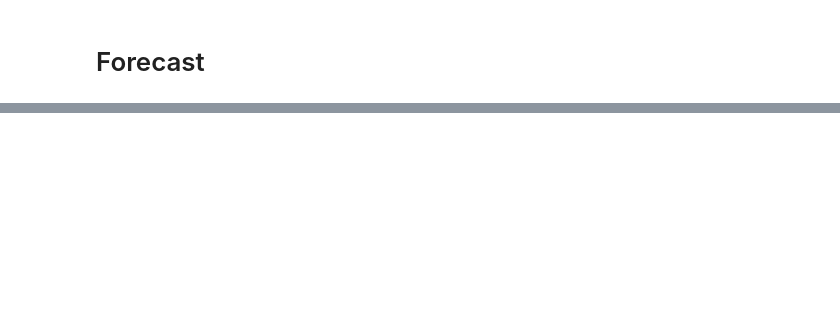
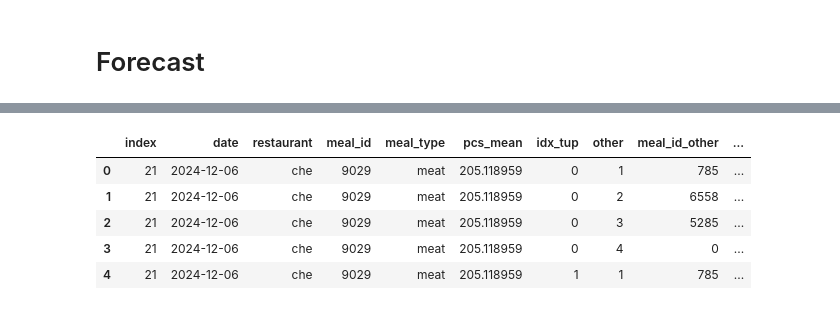
Before and after one commit to Food-Waste-Optimization/Food-Waste-Optimization, a Jupyter notebook: notebooks/phase_4/2_foreacast_pieces_per_dish/3_predict.ipynb, the cells around one changed output, grey strips where cells are left out. Drawn from its saved outputs; the diff is of its cells as text; code cells hidden in the pictures; blank space fills up the shorter version.

```diff
--- a/notebooks/phase_4/2_foreacast_pieces_per_dish/3_predict.ipynb
+++ b/notebooks/phase_4/2_foreacast_pieces_per_dish/3_predict.ipynb
@@ -201,0 +72,3 @@ X.head()
+# %%
+feat = meals.merge(dim_meals, left_on='meal_id', right_on='id', how='left').copy().drop(columns='id')
+feat.head()
@@ -201,0 +82,10 @@ X.head()
+# %%
+meal_ids = (
+    meals
+    .groupby(['index', 'date', 'restaurant'])['meal_id']
+    .apply(lambda x: list(x))
+    .reset_index()
+    .rename(columns={'meal_id': 'meal_ids'})
+)
+feat = feat.merge(meal_ids, on=['index', 'date', 'restaurant'], how='left')
+feat.head()
@@ -201,0 +99,42 @@ X.head()
+# %%
+# Create columns for other and encode them
+THETA = 5
+records = []
+for r in feat.itertuples():
+    ids = set(r.meal_ids)
+    ids.remove(r.meal_id)
+
+    for idx_tup, tup in enumerate(permutations(ids)):
+        tup = [*tup]
+
+        # pad
+        if len(tup) < THETA - 1:
+            tup.extend([0]*(THETA - 1 - len(tup)))
+
+        for idx, m_id in enumerate(tup):
+            records.append({
+                'index': r.index,
+                'date': r.date,
+                'restaurant': r.restaurant,
+                'meal_id': r.meal_id,
+                'meal_type': r.type,
+                'pcs_mean': r.mean,
+                'idx_tup': idx_tup,
+                'other': idx + 1,
+                'meal_id_other': m_id,
+            })
+
+feat = (
+    pd.DataFrame.from_records(records)
+    .merge(dim_meals, how='left', left_on='meal_id_other', right_on='id')
+    .drop(columns='id')
+    .rename(columns={'type': 'meal_type_other', 'mean': 'pcs_mean_other'})
+)
+feat.head()
+# %% [output]
+|  | index | date | restaurant | meal_id | meal_type | pcs_mean | idx_tup | other | meal_id_other | ... |
+| 0 | 21 | 2024-12-06 | che | 9029 | meat | 205.118959 | 0 | 1 | 785 | ... |
+| 1 | 21 | 2024-12-06 | che | 9029 | meat | 205.118959 | 0 | 2 | 6558 | ... |
+| 2 | 21 | 2024-12-06 | che | 9029 | meat | 205.118959 | 0 | 3 | 5285 | ... |
+| 3 | 21 | 2024-12-06 | che | 9029 | meat | 205.118959 | 0 | 4 | 0 | ... |
+| 4 | 21 | 2024-12-06 | che | 9029 | meat | 205.118959 | 1 | 1 | 785 | ... |
```
Also changed, not shown: parts of 12 cells of this notebook, 1 other file.
